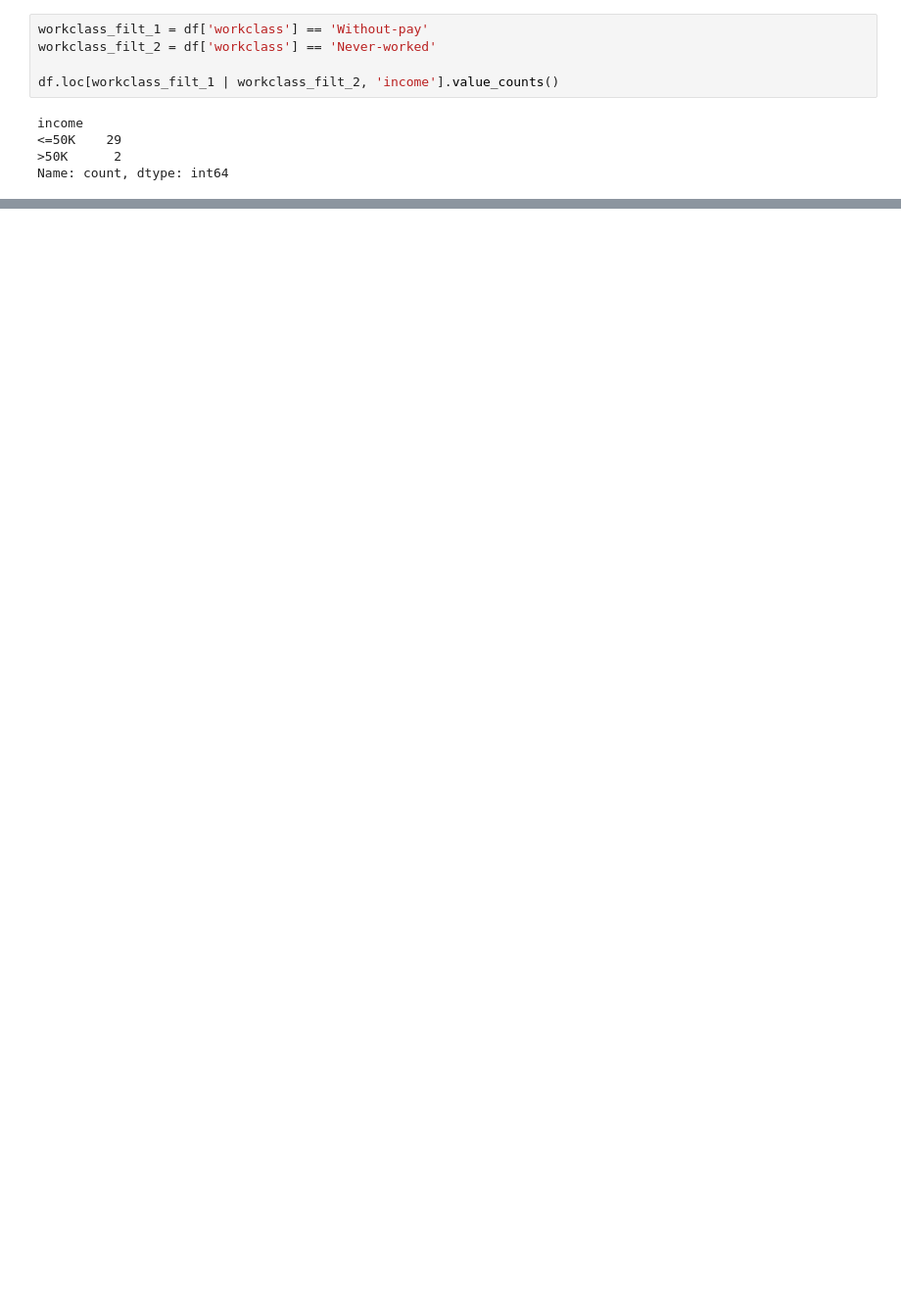
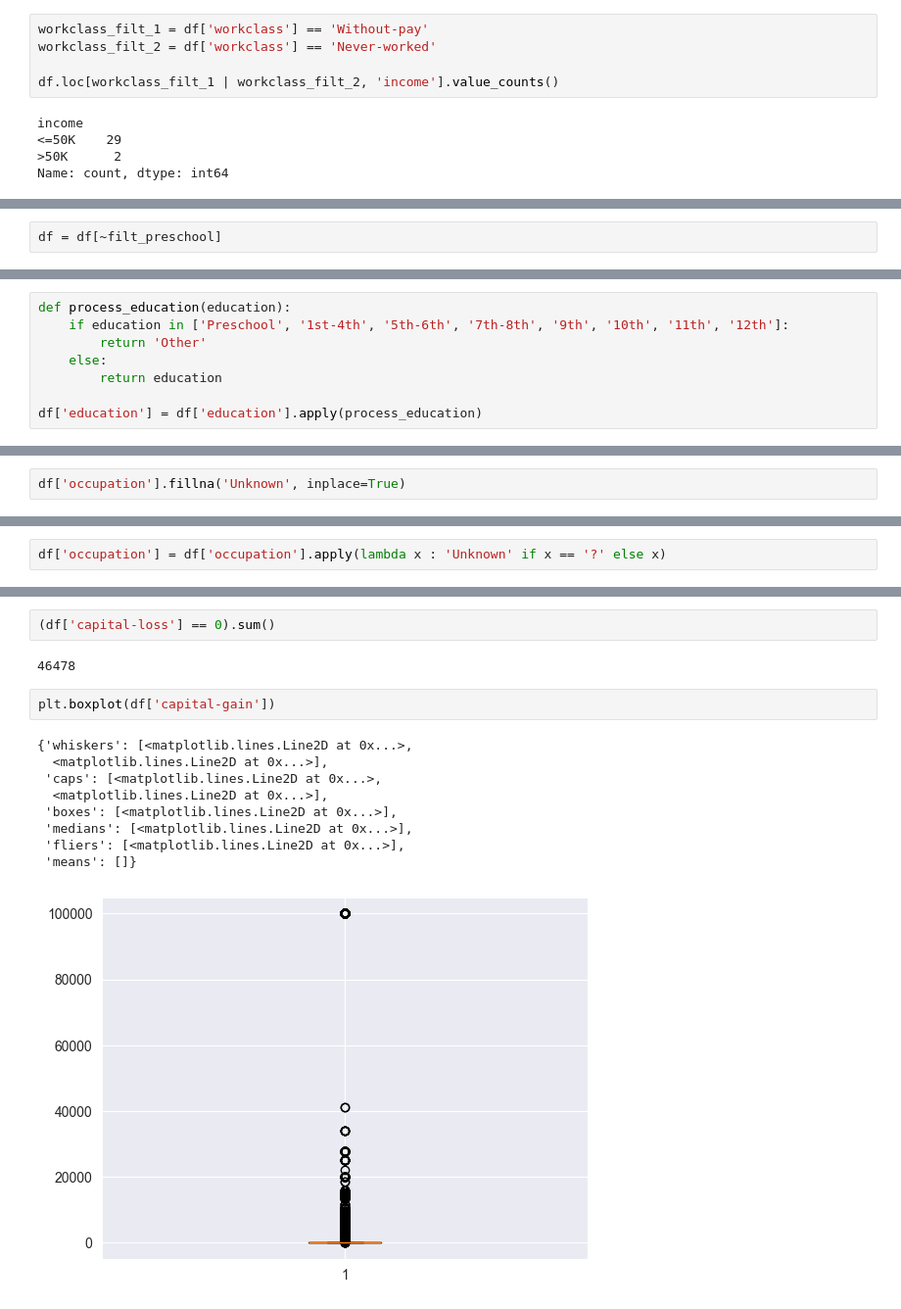
Before and after one commit to RumethSandinu/adult_income_analysis, a Jupyter notebook: adult_income_analysis.ipynb, the cells around one changed output, grey strips where cells are left out. Shown at 98% size. Saved outputs shown, nothing was run; the diff lists cells and outputs as text; blank space fills up the shorter version.

```diff
--- a/adult_income_analysis.ipynb
+++ b/adult_income_analysis.ipynb
@@ -200,0 +243,2 @@ Name: count, dtype: int64
+# %%
+df = df[~filt_preschool]
@@ -200,0 +266,8 @@ Name: count, dtype: int64
+# %%
+def process_education(education):
+    if education in ['Preschool', '1st-4th', '5th-6th', '7th-8th', '9th', '10th', '11th', '12th']:
+        return 'Other'
+    else:
+        return education
+
+df['education'] = df['education'].apply(process_education)
@@ -200,0 +334,2 @@ Name: count, dtype: int64
+# %%
+df['occupation'].fillna('Unknown', inplace=True)
@@ -200,0 +343,2 @@ Name: count, dtype: int64
+# %%
+df['occupation'] = df['occupation'].apply(lambda x : 'Unknown' if x == '?' else x)
@@ -200,0 +404,16 @@ Name: count, dtype: int64
+# %%
+(df['capital-loss'] == 0).sum()
+# %% [output]
+46478
+# %%
+plt.boxplot(df['capital-gain'])
+# %% [output]
+{'whiskers': [<matplotlib.lines.Line2D at 0x...>,
+  <matplotlib.lines.Line2D at 0x...>],
+ 'caps': [<matplotlib.lines.Line2D at 0x...>,
+  <matplotlib.lines.Line2D at 0x...>],
+ 'boxes': [<matplotlib.lines.Line2D at 0x...>],
+ 'medians': [<matplotlib.lines.Line2D at 0x...>],
+ 'fliers': [<matplotlib.lines.Line2D at 0x...>],
+ 'means': []}
+[figure, added]
```
Also changed, not shown: parts of 51 cells of this notebook.
